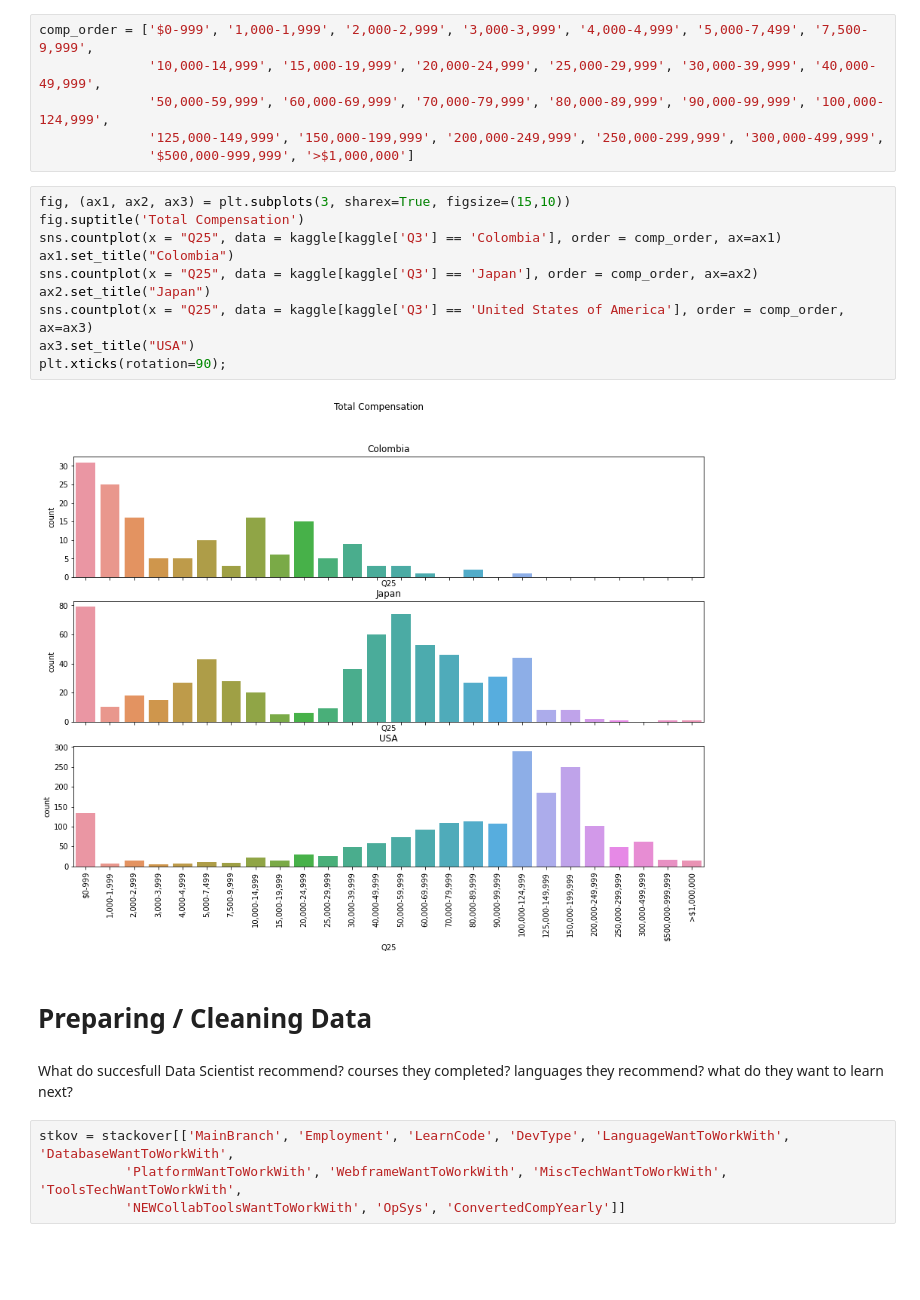
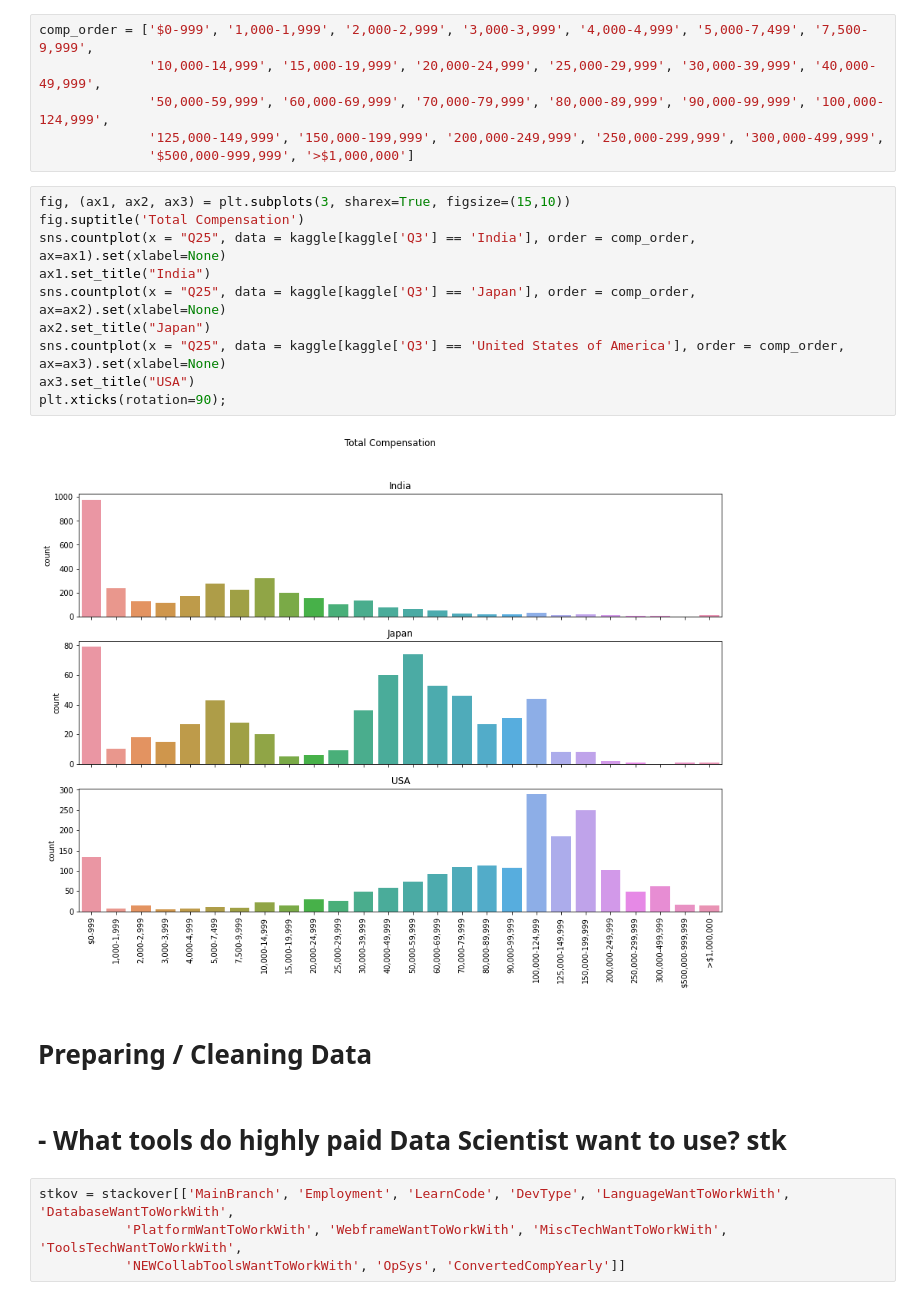
Before and after one commit to JosephArcila/Differences-from-Top-Data-Scientists, a Jupyter notebook: Untitled.ipynb, the cells around one changed output. Cells and saved outputs as stored; diff of their text form; blank space fills up the shorter version.

Commit message:
almost ready for visualization and sharing results

```diff
--- a/Untitled.ipynb
+++ b/Untitled.ipynb
@@ -168,19 +169,19 @@ comp_order = ['$0-999', '1,000-1,999', '2,000-2,999', '3,000-3,999', '4,000-4,99
 # %%
 fig, (ax1, ax2, ax3) = plt.subplots(3, sharex=True, figsize=(15,10))
 fig.suptitle('Total Compensation')
-sns.countplot(x = "Q25", data = kaggle[kaggle['Q3'] == 'Colombia'], order = comp_order, ax=ax1)
-ax1.set_title("Colombia")
-sns.countplot(x = "Q25", data = kaggle[kaggle['Q3'] == 'Japan'], order = comp_order, ax=ax2)
+sns.countplot(x = "Q25", data = kaggle[kaggle['Q3'] == 'India'], order = comp_order, ax=ax1).set(xlabel=None)
+ax1.set_title("India")
+sns.countplot(x = "Q25", data = kaggle[kaggle['Q3'] == 'Japan'], order = comp_order, ax=ax2).set(xlabel=None)
 ax2.set_title("Japan")
-sns.countplot(x = "Q25", data = kaggle[kaggle['Q3'] == 'United States of America'], order = comp_order, ax=ax3)
+sns.countplot(x = "Q25", data = kaggle[kaggle['Q3'] == 'United States of America'], order = comp_order, ax=ax3).set(xlabel=None)
 ax3.set_title("USA")
 plt.xticks(rotation=90);
 # %% [output]
-[figure, old version]
+[figure, new version]
 # %% [markdown]
 # Preparing / Cleaning Data
-# %% [markdown]
-What do succesfull Data Scientist recommend? courses they completed? languages they recommend? what do they want to learn next?
+# %% [markdown]
+# - What tools do highly paid Data Scientist want to use? stk
 # %%
 stkov = stackover[['MainBranch', 'Employment', 'LearnCode', 'DevType', 'LanguageWantToWorkWith', 'DatabaseWantToWorkWith',
            'PlatformWantToWorkWith', 'WebframeWantToWorkWith', 'MiscTechWantToWorkWith', 'ToolsTechWantToWorkWith',
```
Also changed, not shown: parts of 90 cells of this notebook.
